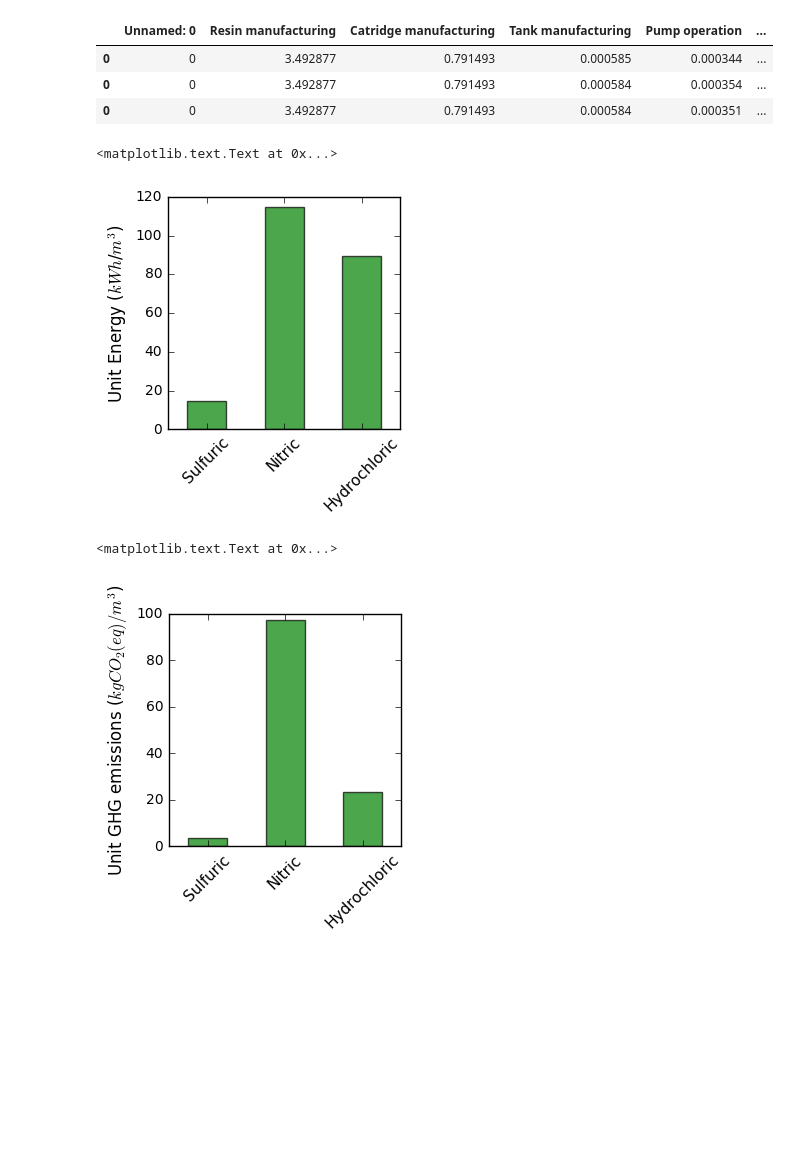
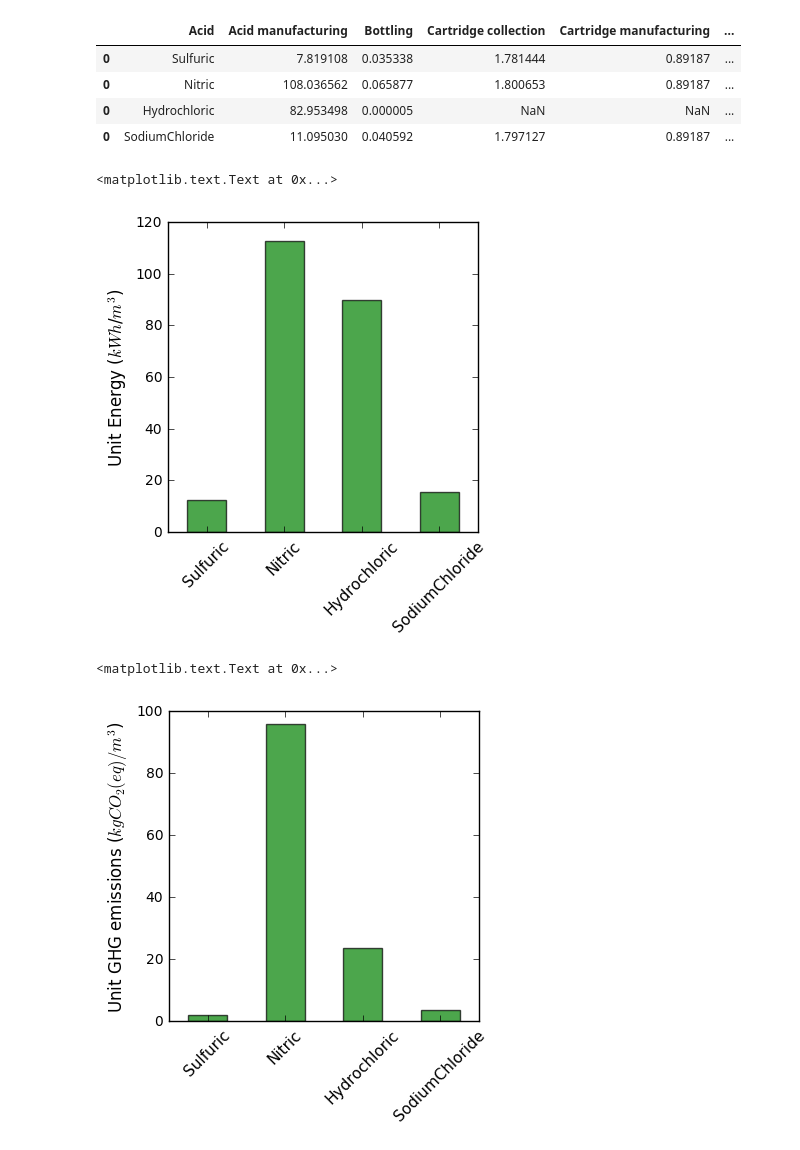
Before and after one commit to okavvada/Urine-Project, a Jupyter notebook: Plot_regenerants_comparison.ipynb, the cells around one changed output. Cells and saved outputs as stored; diff of their text form; code cells hidden in the pictures; blank space fills up the shorter version.

```diff
--- a/Plot_regenerants_comparison.ipynb
+++ b/Plot_regenerants_comparison.ipynb
@@ -20,34 +20,38 @@ Nitric_COST_optimal = pd.read_csv('results/Nitric_COST_m3_optimal.csv')
 Hydrochloric_Energy_optimal = pd.read_csv('results/Hydrochloric_Energy_m3_optimal.csv')
 Hydrochloric_GHG_optimal = pd.read_csv('results/Hydrochloric_GHG_m3_optimal.csv')
 Hydrochloric_COST_optimal = pd.read_csv('results/Hydrochloric_COST_m3_optimal.csv')
+SodiumChloride_Energy_optimal = pd.read_csv('results/SodiumChloride_Energy_m3_optimal.csv')
+SodiumChloride_GHG_optimal = pd.read_csv('results/SodiumChloride_GHG_m3_optimal.csv')
+SodiumChloride_COST_optimal = pd.read_csv('results/SodiumChloride_COST_m3_optimal.csv')
 # %%
-energy_frames = [Sulfuric_Energy_optimal,Nitric_Energy_optimal,Hydrochloric_Energy_optimal]
-GHG_frames = [Sulfuric_GHG_optimal,Nitric_GHG_optimal,Hydrochloric_GHG_optimal]
-cost_frames = [Sulfuric_COST_optimal,Nitric_COST_optimal,Hydrochloric_COST_optimal]
+energy_frames = [Sulfuric_Energy_optimal,Nitric_Energy_optimal,Hydrochloric_Energy_optimal,SodiumChloride_Energy_optimal]
+GHG_frames = [Sulfuric_GHG_optimal,Nitric_GHG_optimal,Hydrochloric_GHG_optimal,SodiumChloride_GHG_optimal]
+cost_frames = [Sulfuric_COST_optimal,Nitric_COST_optimal,Hydrochloric_COST_optimal,SodiumChloride_COST_optimal]
 Energy_optimal = pd.concat(energy_frames)
 GHG_optimal = pd.concat(GHG_frames)
 Cost_optimal = pd.concat(cost_frames)
 # %%
 Energy_optimal
 # %% [output]
-|  | Unnamed: 0 | Resin manufacturing | Catridge manufacturing | Tank manufacturing | Pump operation | ... |
-| 0 | 0 | 3.492877 | 0.791493 | 0.000585 | 0.000344 | ... |
-| 0 | 0 | 3.492877 | 0.791493 | 0.000584 | 0.000354 | ... |
-| 0 | 0 | 3.492877 | 0.791493 | 0.000584 | 0.000351 | ... |
+|  | Acid | Acid manufacturing | Bottling | Cartridge collection | Cartridge manufacturing | ... |
+| 0 | Sulfuric | 7.819108 | 0.035338 | 1.781444 | 0.89187 | ... |
+| 0 | Nitric | 108.036562 | 0.065877 | 1.800653 | 0.89187 | ... |
+| 0 | Hydrochloric | 82.953498 | 0.000005 | NaN | NaN | ... |
+| 0 | SodiumChloride | 11.095030 | 0.040592 | 1.797127 | 0.89187 | ... |
 # %%
-fig = plt.figure(figsize=(3, 3))
+fig = plt.figure(figsize=(4, 4))
 a=Energy_optimal['sum'].plot(kind='bar', color = 'g', alpha = 0.7)
 a.set_xticklabels(Energy_optimal['Acid'], fontsize = 11, rotation = 45)
 plt.ylabel('Unit Energy ($kWh$/$m^3$)', fontsize = 12)
 # %% [output]
 <matplotlib.text.Text at 0x...>
-[figure, old version]
+[figure, new version]
 # %%
-fig = plt.figure(figsize=(3,3))
+fig = plt.figure(figsize=(4,4))
 b= GHG_optimal['sum'].plot(kind='bar', legend=False, color = 'g', alpha = 0.7)
 b.set_xticklabels(Energy_optimal['Acid'], fontsize = 11, rotation = 45)
 plt.ylabel('Unit GHG emissions ($kgCO_2(eq)/m^3$)',  fontsize = 12)
 # %% [output]
 <matplotlib.text.Text at 0x...>
-[figure, old version]
+[figure, new version]
 # %%
```
Also changed, not shown: parts of 1 cell of this notebook, 3 other files.
